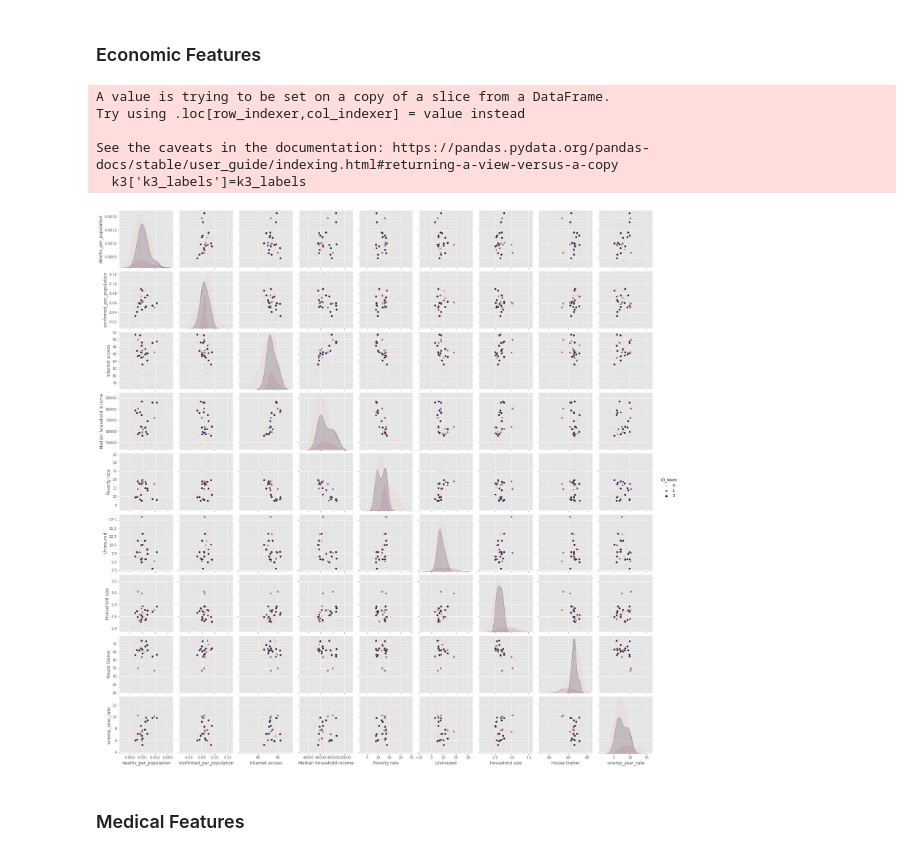
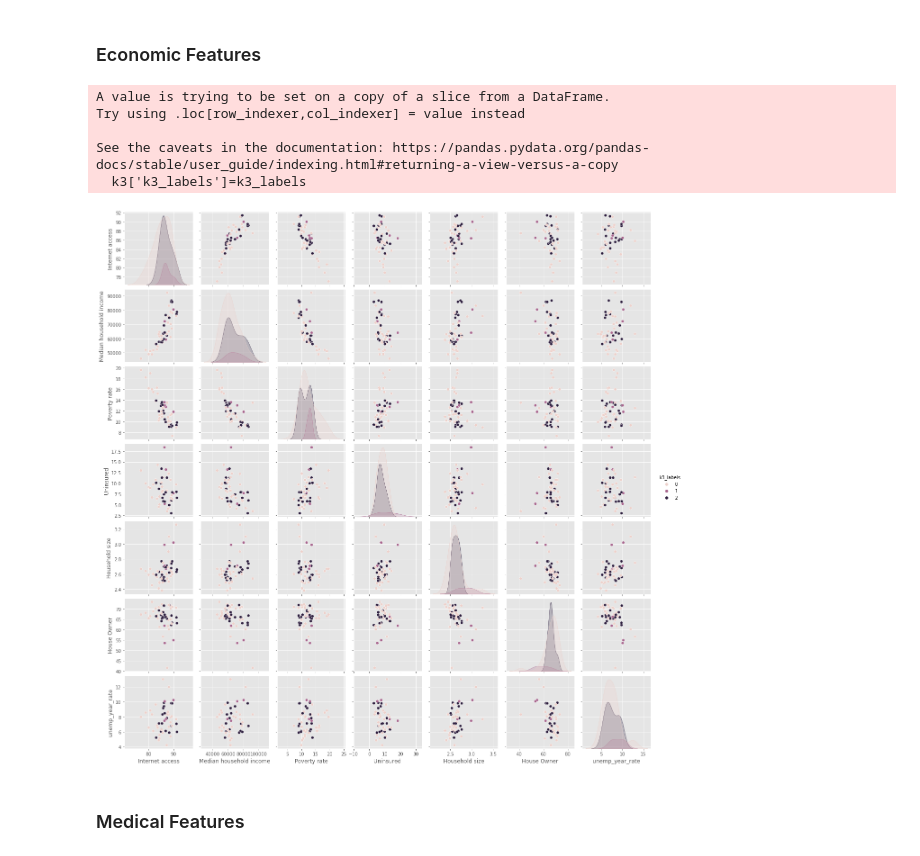
Before and after one commit to mrhartnett10/Covid19-Clustering-Demographic-Analysis-Group-Project, a Jupyter notebook: modeling_evaluation.ipynb, the cells around one changed output. Drawn from its saved outputs; the diff is of its cells as text; code cells hidden in the pictures.

```diff
--- a/modeling_evaluation.ipynb
+++ b/modeling_evaluation.ipynb
@@ -142,7 +148,12 @@ round(silhouette_score(X, k3_labels),2)
 ### Clustering Kmeans -  n_clusters = 4
 # %%
 # Data for clustering
-X = dmf.drop(columns = ['Name', 'Postal Code'])
+X = dmf[['Area size', 'Population size',
+       'Population density', 'Senior Population', 'Young Population',
+       'Male Population', 'White Population', 'Africa-American Population',
+       'Hispanic population', 'Internet access', 'High school degree',
+       'Bachelor degrees', 'Median household income', 'Poverty rate',
+       'Uninsured', 'Household size', 'House Owner']]
 
 #fit the data
 model = KMeans(n_clusters=4)
@@ -192,7 +203,12 @@ round(silhouette_score(X, k4_labels),2)
 ### Clustering Kmeans -  n_clusters = 6
 # %%
 # Data for clustering
-X = dmf.drop(columns = ['Name', 'Postal Code'])
+X = dmf[['Area size', 'Population size',
+       'Population density', 'Senior Population', 'Young Population',
+       'Male Population', 'White Population', 'Africa-American Population',
+       'Hispanic population', 'Internet access', 'High school degree',
+       'Bachelor degrees', 'Median household income', 'Poverty rate',
+       'Uninsured', 'Household size', 'House Owner']]
 
 #fit the data
 model = KMeans(n_clusters=6)
@@ -244,7 +260,12 @@ round(silhouette_score(X, k3_labels),2)
 ### Clustering Kmeans -  n_clusters = 8
 # %%
 # Data for clustering
-X = dmf.drop(columns = ['Name', 'Postal Code'])
+X = dmf[['Area size', 'Population size',
+       'Population density', 'Senior Population', 'Young Population',
+       'Male Population', 'White Population', 'Africa-American Population',
+       'Hispanic population', 'Internet access', 'High school degree',
+       'Bachelor degrees', 'Median household income', 'Poverty rate',
+       'Uninsured', 'Household size', 'House Owner']]
 
 #fit the data
 model = KMeans(n_clusters=8)
@@ -298,7 +319,12 @@ round(silhouette_score(X, k8_labels),2)
 ### Clustering Kmeans -  n_clusters = 10
 # %%
 # Data for clustering
-X = dmf.drop(columns = ['Name', 'Postal Code'])
+X = dmf[['Area size', 'Population size',
+       'Population density', 'Senior Population', 'Young Population',
+       'Male Population', 'White Population', 'Africa-American Population',
+       'Hispanic population', 'Internet access', 'High school degree',
+       'Bachelor degrees', 'Median household income', 'Poverty rate',
+       'Uninsured', 'Household size', 'House Owner']]
 
 #fit the data
 model = KMeans(n_clusters=10)
@@ -473,18 +482,18 @@ See the caveats in the documentation: https://pandas.pydata.org/pandas-docs/stab
 ### Economic Features
 # %%
 # visually examine the cluster that have been created
-k3 = dmf[['deaths_per_population','confirmed_per_population','Internet access', 'Median household income', 'Poverty rate',
+k3 = dmf[['Internet access', 'Median household income', 'Poverty rate',
        'Uninsured', 'Household size', 'House Owner','unemp_year_rate']]
 k3['k3_labels']=k3_labels
 
 sns.pairplot(data=k3, hue='k3_labels');
 # %% [output]
 A value is trying to be set on a copy of a slice from a DataFrame.
 Try using .loc[row_indexer,col_indexer] = value instead
 
 See the caveats in the documentation: https://pandas.pydata.org/pandas-docs/stable/user_guide/indexing.html#returning-a-view-versus-a-copy
   k3['k3_labels']=k3_labels
-[figure, old version]
+[figure, new version]
 # %% [markdown]
 ### Medical Features
 # %%
```
Also changed, not shown: parts of 22 cells of this notebook, 1 other file.
